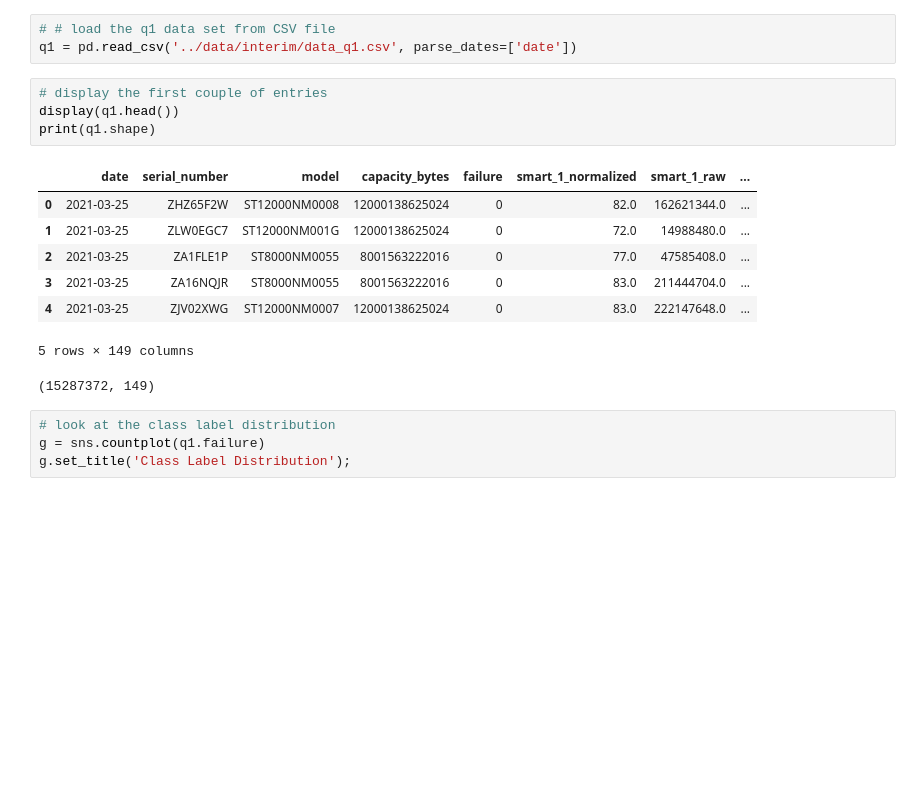
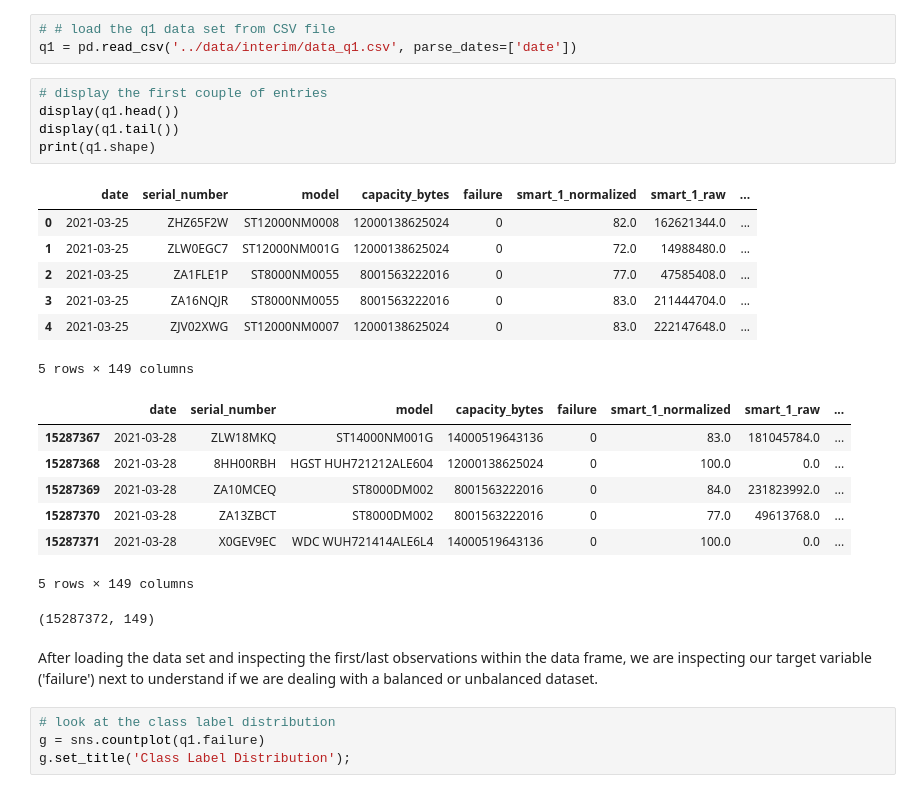
Before and after one commit to wcmphysics/DataScienceBootcamp-Capstone, a Jupyter notebook: notebooks/daniela_eda.ipynb, the cells around one changed output. Cells and saved outputs as stored; diff of their text form; blank space fills up the shorter version.

```diff
--- a/notebooks/daniela_eda.ipynb
+++ b/notebooks/daniela_eda.ipynb
@@ -32,16 +37,26 @@ q1 = pd.read_csv('../data/interim/data_q1.csv', parse_dates=['date'])
 # %%
 # display the first couple of entries
 display(q1.head())
+display(q1.tail())
 print(q1.shape)
 # %% [output]
 |  | date | serial_number | model | capacity_bytes | failure | smart_1_normalized | smart_1_raw | ... |
 | 0 | 2021-03-25 | ZHZ65F2W | ST12000NM0008 | 12000138625024 | 0 | 82.0 | 162621344.0 | ... |
 | 1 | 2021-03-25 | ZLW0EGC7 | ST12000NM001G | 12000138625024 | 0 | 72.0 | 14988480.0 | ... |
 | 2 | 2021-03-25 | ZA1FLE1P | ST8000NM0055 | 8001563222016 | 0 | 77.0 | 47585408.0 | ... |
 | 3 | 2021-03-25 | ZA16NQJR | ST8000NM0055 | 8001563222016 | 0 | 83.0 | 211444704.0 | ... |
 | 4 | 2021-03-25 | ZJV02XWG | ST12000NM0007 | 12000138625024 | 0 | 83.0 | 222147648.0 | ... |
 5 rows × 149 columns
+|  | date | serial_number | model | capacity_bytes | failure | smart_1_normalized | smart_1_raw | ... |
+| 15287367 | 2021-03-28 | ZLW18MKQ | ST14000NM001G | 14000519643136 | 0 | 83.0 | 181045784.0 | ... |
+| 15287368 | 2021-03-28 | 8HH00RBH | HGST HUH721212ALE604 | 12000138625024 | 0 | 100.0 | 0.0 | ... |
+| 15287369 | 2021-03-28 | ZA10MCEQ | ST8000DM002 | 8001563222016 | 0 | 84.0 | 231823992.0 | ... |
+| 15287370 | 2021-03-28 | ZA13ZBCT | ST8000DM002 | 8001563222016 | 0 | 77.0 | 49613768.0 | ... |
+| 15287371 | 2021-03-28 | X0GEV9EC | WDC WUH721414ALE6L4 | 14000519643136 | 0 | 100.0 | 0.0 | ... |
-(15287372, 149)
+5 rows × 149 columns
+(15287372, 149)
+# %% [markdown]
+After loading the data set and inspecting the first/last observations within the data frame, we are inspecting our target variable ('failure') next to understand if we are dealing with a balanced or unbalanced dataset.
 # %%
 # look at the class label distribution
 g = sns.countplot(q1.failure)
```
Also changed, not shown: parts of 31 cells of this notebook, 1 other file.
